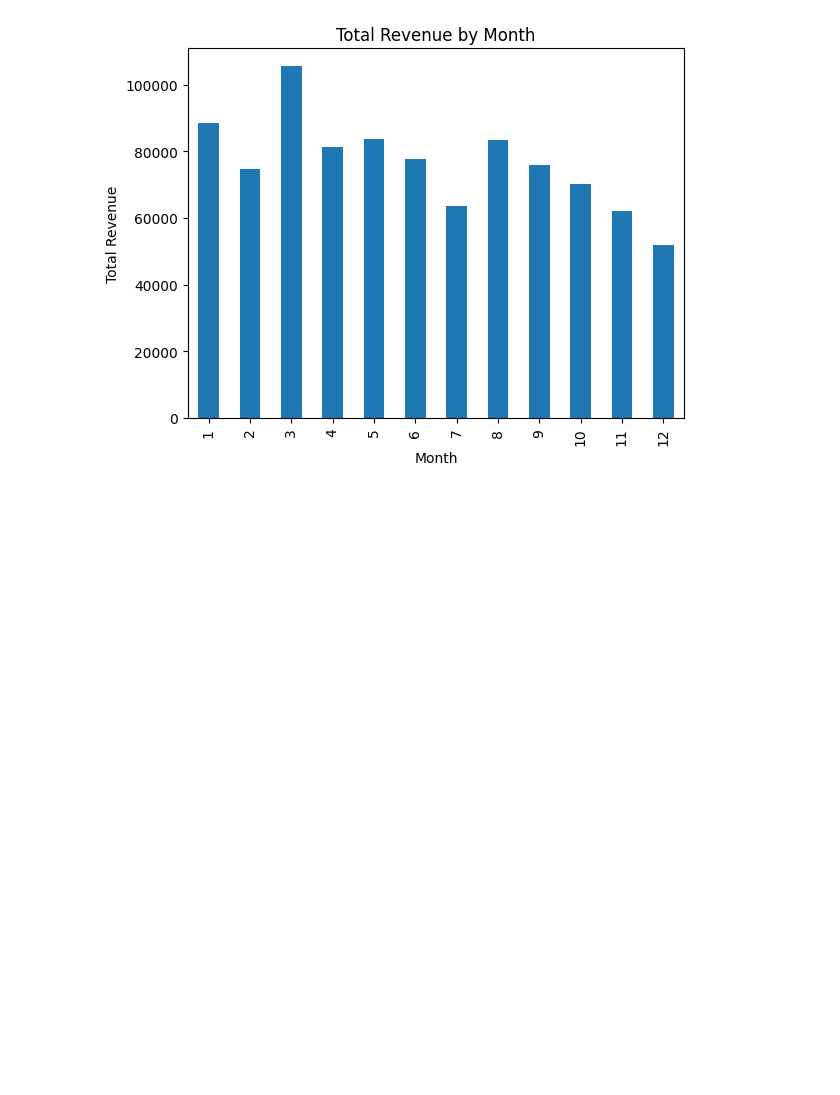
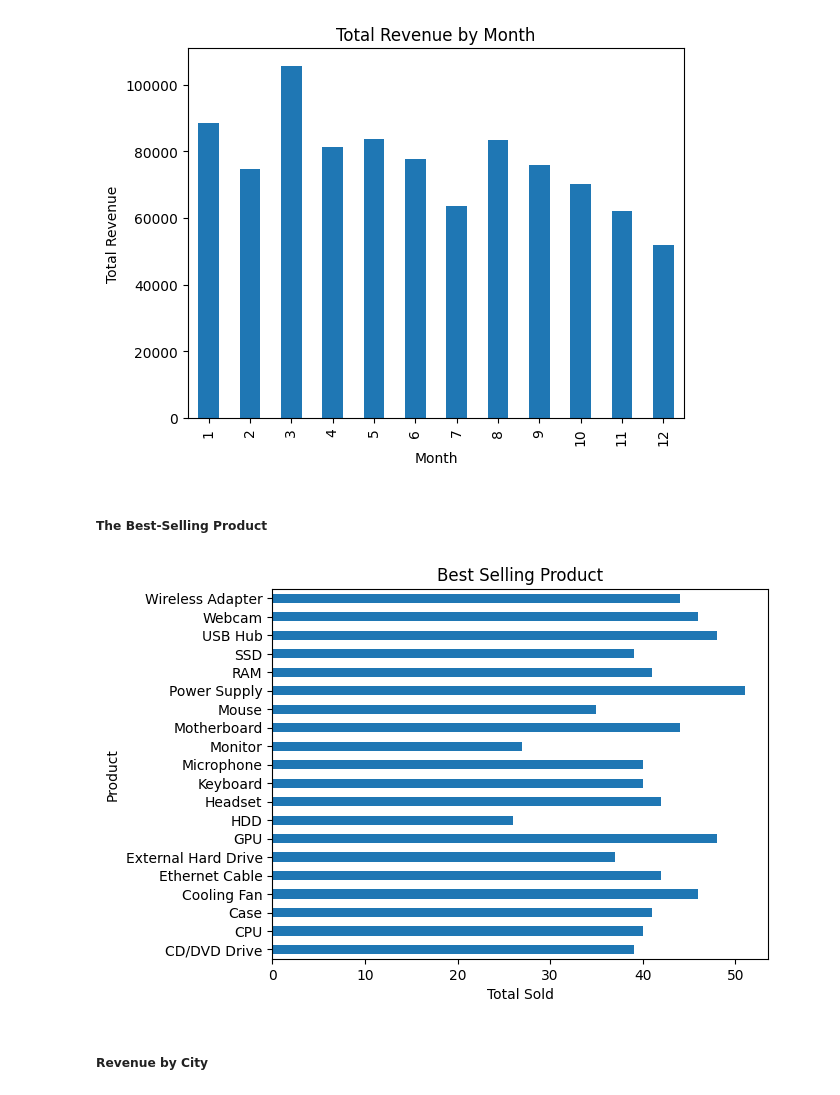
Before and after one commit to marvinobig/pcparts-da, a Jupyter notebook: sales-analysis.ipynb, the cells around one changed output. Saved outputs shown, nothing was run; the diff lists cells and outputs as text; code cells hidden in the pictures; blank space fills up the shorter version.

Commit message:
finish data cleaning and start data exploration/analysis

```diff
--- a/sales-analysis.ipynb
+++ b/sales-analysis.ipynb
@@ -133,3 +118,15 @@ plt.ylabel('Total Revenue')
 plt.show()
 # %% [output]
 [figure]
+# %% [markdown]
+##### The Best-Selling Product
+# %%
+sales_data_cleaned.groupby(sales_data_cleaned['product'])['quantity_ordered'].count().plot(kind='barh')
+plt.title("Best Selling Product")
+plt.ylabel("Product")
+plt.xlabel("Total Sold")
+plt.show()
+# %% [output]
+[figure, added]
+# %% [markdown]
+##### Revenue by City
```
Also changed, not shown: parts of 9 cells of this notebook.
